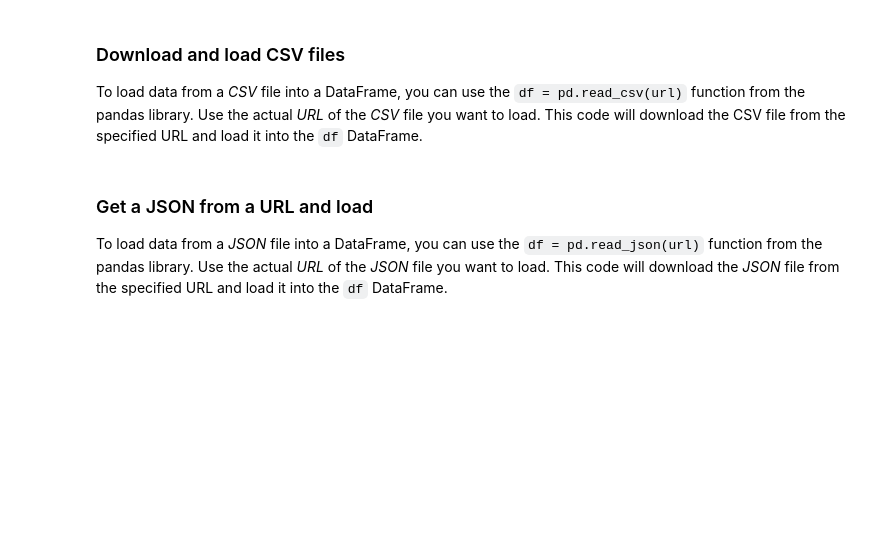
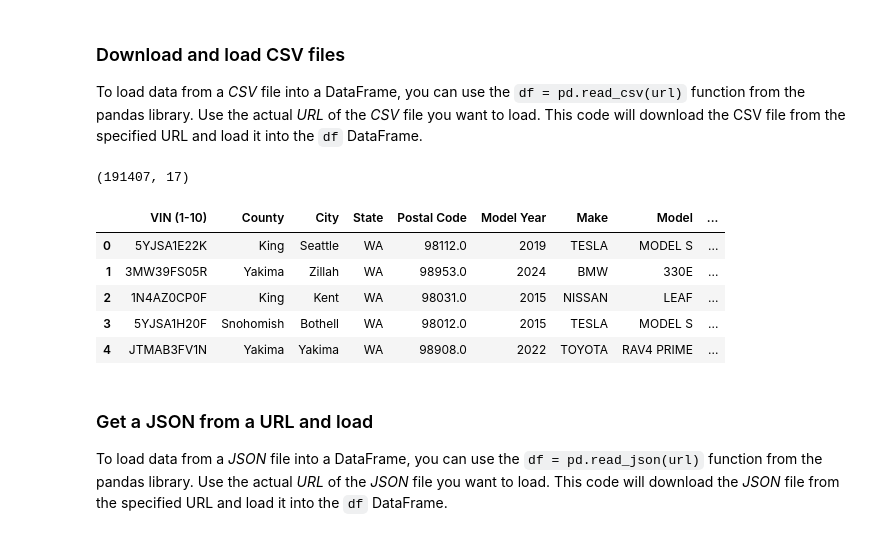
Before and after one commit to EngAndres/ud-public, a Jupyter notebook: courses/data-science-introduction/notebooks/EDA-DataCleaning.ipynb, the cells around one changed output. Cells and saved outputs as stored; diff of their text form; code cells hidden in the pictures; blank space fills up the shorter version.

```diff
--- a/courses/data-science-introduction/notebooks/EDA-DataCleaning.ipynb
+++ b/courses/data-science-introduction/notebooks/EDA-DataCleaning.ipynb
@@ -8,10 +8,23 @@ __Open Data__ refers to the concept of making _data freely available_ to the pub
 To load data from a _CSV_ file into a DataFrame, you can use the `df = pd.read_csv(url)` function from the pandas library. Use the actual _URL_ of the _CSV_ file you want to load. This code will download the CSV file from the specified URL and load it into the `df` DataFrame.
 # %%
 # https://catalog.data.gov/dataset/electric-vehicle-population-data
+import pandas as pd
 
 # URL of the CSV file
+url_csv = 'https://data.wa.gov/api/views/f6w7-q2d2/rows.csv?accessType=DOWNLOAD'
 
 # Download the CSV file and load it into a DataFrame
+df = pd.read_csv(url_csv)
+print(df.shape)
+df.head()
+# %% [output]
+(191407, 17)
+|  | VIN (1-10) | County | City | State | Postal Code | Model Year | Make | Model | ... |
+| 0 | 5YJSA1E22K | King | Seattle | WA | 98112.0 | 2019 | TESLA | MODEL S | ... |
+| 1 | 3MW39FS05R | Yakima | Zillah | WA | 98953.0 | 2024 | BMW | 330E | ... |
+| 2 | 1N4AZ0CP0F | King | Kent | WA | 98031.0 | 2015 | NISSAN | LEAF | ... |
+| 3 | 5YJSA1H20F | Snohomish | Bothell | WA | 98012.0 | 2015 | TESLA | MODEL S | ... |
+| 4 | JTMAB3FV1N | Yakima | Yakima | WA | 98908.0 | 2022 | TOYOTA | RAV4 PRIME | ... |
 # %% [markdown]
 ### Get a JSON from a URL and load
 
```
Also changed, not shown: parts of 7 cells of this notebook, 1 other file.
